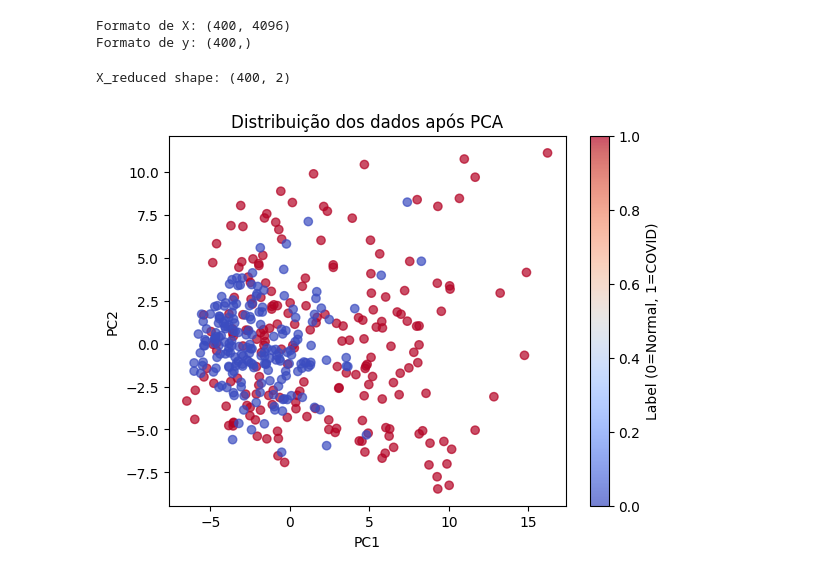
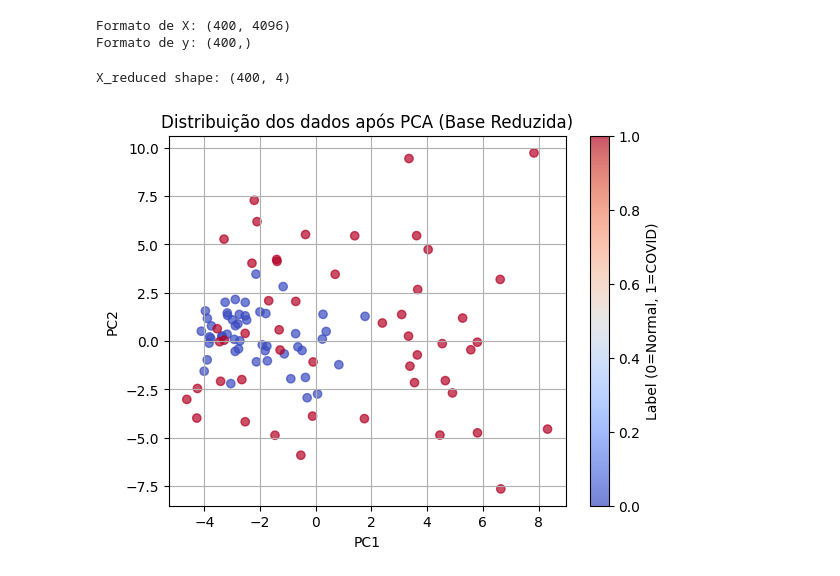
Before and after one commit to Gabriel-Esteves-0404/BASECODE, a Jupyter notebook: BASECOD.ipynb, the cells around one changed output. Saved outputs shown, nothing was run; the diff lists cells and outputs as text; code cells hidden in the pictures.

```diff
--- a/BASECOD.ipynb
+++ b/BASECOD.ipynb
@@ -151,11 +166,16 @@ Formato de X: (400, 4096)
 Formato de y: (400,)
 # %%
 from sklearn.decomposition import PCA
+from sklearn.preprocessing import StandardScaler
 
-pca = PCA(n_components=2)
+pca = PCA(n_components=4)
 # Aqui PCA entende que terá que redimensionar o vetor em 4 componentes
 
 X_reduced = pca.fit_transform(X)
+
+scaler = StandardScaler()
+X_reduced = scaler.fit_transform(X_reduced)
+X_reduced *= np.pi
 #Analisa os features e transforma os vetores de 4096D em apenas apenas 4 componentes
 # na qual se destaca as principais informações do dado
 
@@ -163,18 +183,35 @@ X_reduced = pca.fit_transform(X)
 # Verificações
 print("X_reduced shape:", X_reduced.shape)
 # %% [output]
-X_reduced shape: (400, 2)
+X_reduced shape: (400, 4)
+# %%
+# Reduzir dataset para 50 imagens por classe (100 no total)
+X_reduced_small = []
+y_small = []
+
+for label in [0, 1]:
+    idx = np.where(y == label)[0][:50]
+    X_reduced_small.extend(X_reduced[idx])
+    y_small.extend(y[idx])
+
+X_reduced_small = np.array(X_reduced_small)
+y_small = np.array(y_small)
+
+# Atualiza X e y para os reduzidos
+X = X_reduced_small
+y = y_small
 # %%
 import matplotlib.pyplot as plt
 
-plt.scatter(X_reduced[:, 0], X_reduced[:, 1], c=y, cmap="coolwarm", alpha=0.7)
-plt.title("Distribuição dos dados após PCA")
+plt.scatter(X[:, 0], X[:, 1], c=y, cmap="coolwarm", alpha=0.7)
+plt.title("Distribuição dos dados após PCA (Base Reduzida)")
 plt.xlabel("PC1")
 plt.ylabel("PC2")
 plt.colorbar(label="Label (0=Normal, 1=COVID)")
+plt.grid(True)
 plt.show()
 # %% [output]
-[figure, old version]
+[figure, new version]
 # %%
 from sklearn.model_selection import train_test_split
 
```
Also changed, not shown: parts of 15 cells of this notebook.
